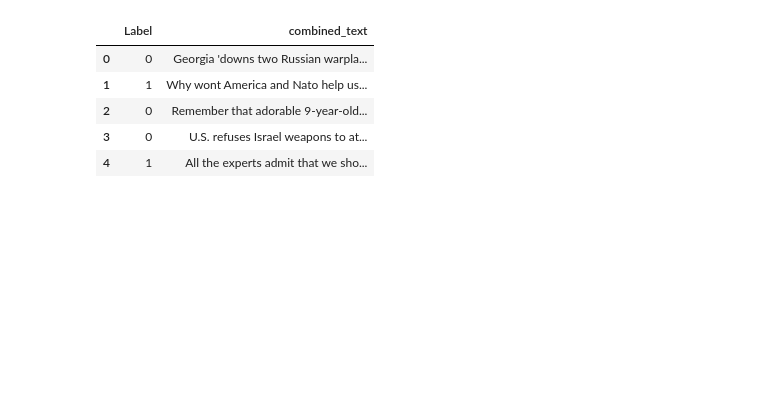
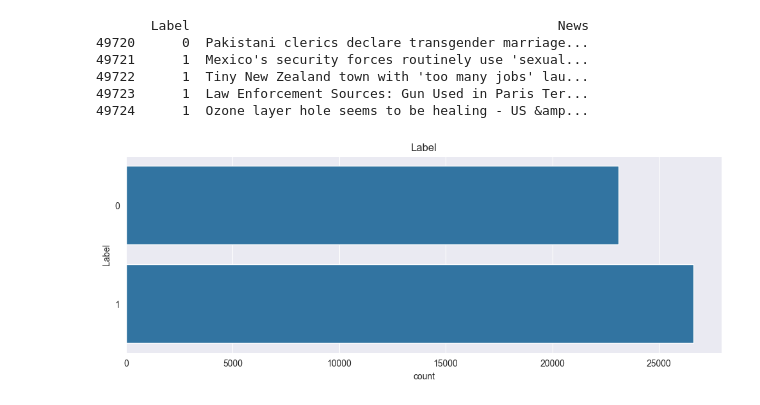
Before and after one commit to plant445/StockNewsPredictor, a Jupyter notebook: stockNewsPredictor.ipynb, the cells around one changed output. Drawn from its saved outputs; the diff is of its cells as text; code cells hidden in the pictures; blank space fills up the shorter version.

Commit message:
optimized data preprocessing

```diff
--- a/stockNewsPredictor.ipynb
+++ b/stockNewsPredictor.ipynb
@@ -17,18 +20,43 @@ print(f"Using device: {mps_device}")
 # %%
 import pandas as pd
 news_data = pd.read_csv("news.csv")
-news_data = news_data.drop(['Date'], axis=1)
-# Combine Top1-Top25 into a single string
-news_data['combined_text'] = news_data.iloc[:, 1:].apply(lambda x: " ".join(x.dropna()), axis=1)
-columns_2 = ['Top1','Top2','Top3', 'Top4', 'Top5','Top6', 'Top7', 'Top8', 'Top9', 'Top10', 'Top11', 'Top12', 'Top13', 'Top14', 'Top15', 'Top16', 'Top17', 'Top18', 'Top19', 'Top20', 'Top21', 'Top22', 'Top23','Top24', 'Top25']
-news_data = news_data.drop(columns_2, axis=1)
+# Melt the Top1 to Top25 columns into a single column
+melted_df = news_data.melt(
+    id_vars=["Label"],  # Keep "Label" column as it is
+    value_vars=[f"Top{i}" for i in range(1, 26)],  # Columns to unpivot
+    var_name="Rank",  # Optional: name for the melted variable column
+    value_name="News"  # Name for the melted value column
+)
+
+# Drop the "Rank" column as it is no longer needed
+melted_df = melted_df.drop(columns=["Rank"])
+
+# Drop rows where "News" is NaN or empty (optional)
+melted_df = melted_df.dropna(subset=["News"])
+
+news_data = melted_df
+
+# news_data = news_data.drop(['Date'], axis=1)
+# # Combine Top1-Top25 into a single string
+# news_data['combined_text'] = news_data.iloc[:, 1:].apply(lambda x: " ".join(x.dropna()), axis=1)
+# columns_2 = ['Top1','Top2','Top3', 'Top4', 'Top5','Top6', 'Top7', 'Top8', 'Top9', 'Top10', 'Top11', 'Top12', 'Top13', 'Top14', 'Top15', 'Top16', 'Top17', 'Top18', 'Top19', 'Top20', 'Top21', 'Top22', 'Top23','Top24', 'Top25']
+# news_data = news_data.drop(columns_2, axis=1)
 news_data = news_data.replace('b\"|b\'|\\\\|\\\"', '', regex=True)
+print(news_data.tail())
+# news_data['combined_text'] = news_data['combined_text'].apply(lambda x:x.lower())
+# news_data.tail()
+import matplotlib.pyplot as plt
+import seaborn as sns
 
-news_data.head()
+plt.figure(figsize=(12, 4))
+sns.countplot(y=news_data['Label'])
+plt.title('Label')
+plt.show();
 # %% [output]
-|  | Label | combined_text |
-| 0 | 0 | Georgia 'downs two Russian warpla... |
-| 1 | 1 | Why wont America and Nato help us... |
-| 2 | 0 | Remember that adorable 9-year-old... |
-| 3 | 0 | U.S. refuses Israel weapons to at... |
-| 4 | 1 | All the experts admit that we sho... |
+       Label                                               News
+49720      0  Pakistani clerics declare transgender marriage...
+49721      1  Mexico's security forces routinely use 'sexual...
+49722      1  Tiny New Zealand town with 'too many jobs' lau...
+49723      1  Law Enforcement Sources: Gun Used in Paris Ter...
+49724      1  Ozone layer hole seems to be healing - US &amp...
+[figure, added]
```
Also changed, not shown: parts of 7 cells of this notebook.
